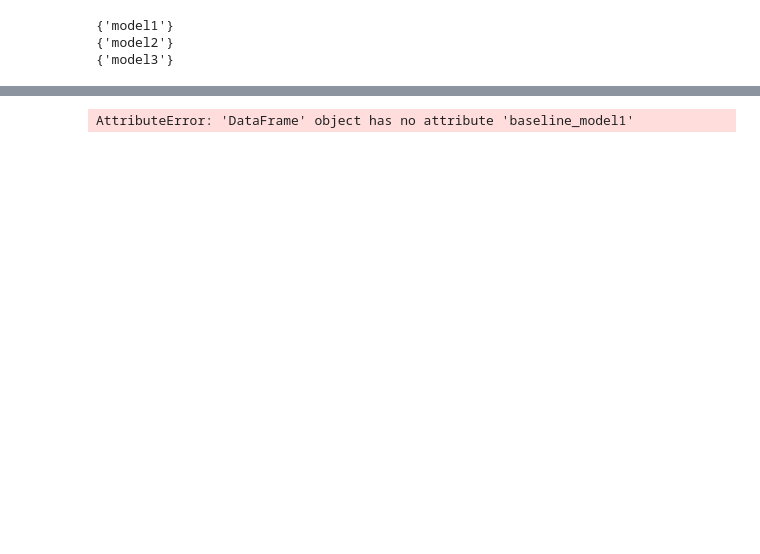
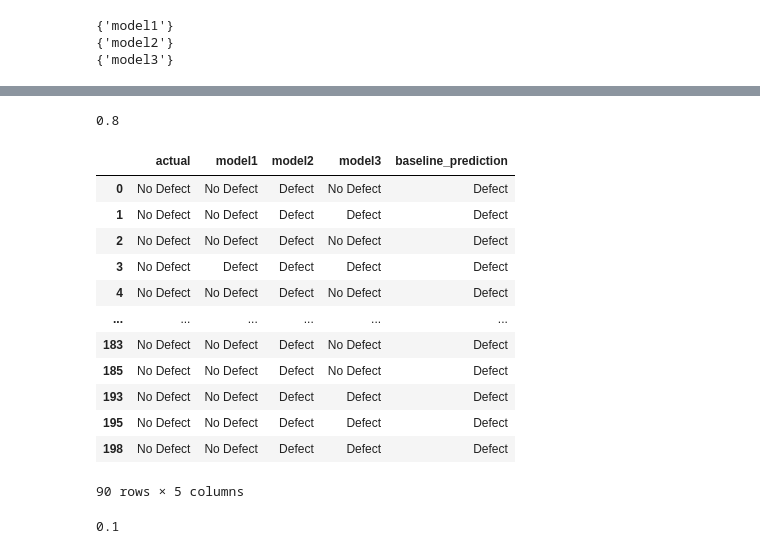
Before and after one commit to rosendo-lugo/classification-exercises, a Jupyter notebook: model_evaluation.ipynb, the cells around one changed output, grey strips where cells are left out. Saved outputs shown, nothing was run; the diff lists cells and outputs as text; code cells hidden in the pictures; blank space fills up the shorter version.

```diff
--- a/model_evaluation.ipynb
+++ b/model_evaluation.ipynb
@@ -161,10 +223,30 @@ model1_precision
+# %%
+# Model 1 precision
+model1_precision = (subset.actual == subset.model1).mean()
+model1_precision
+# %% [output]
+0.8
 # %%
-subset2 = c3_df [c3_df.model2 == 'Defect')
+# Model 2 with only positive predictions
+subset2 = c3_df[c3_df.model2 == 'Defect']
+subset2
+# %% [output]
+|  | actual | model1 | model2 | model3 | baseline_prediction |
+| 0 | No Defect | No Defect | Defect | No Defect | Defect |
+| 1 | No Defect | No Defect | Defect | Defect | Defect |
+| 2 | No Defect | No Defect | Defect | No Defect | Defect |
+| 3 | No Defect | Defect | Defect | Defect | Defect |
+| 4 | No Defect | No Defect | Defect | No Defect | Defect |
+| ... | ... | ... | ... | ... | ... |
+| 183 | No Defect | No Defect | Defect | No Defect | Defect |
+| 185 | No Defect | No Defect | Defect | No Defect | Defect |
+| 193 | No Defect | No Defect | Defect | Defect | Defect |
+| 195 | No Defect | No Defect | Defect | Defect | Defect |
+| 198 | No Defect | No Defect | Defect | Defect | Defect |
+90 rows × 5 columns
-# %%
-model_accuracy = (c3_df.model1 == c3_df.actual).mean()
-baseline_accuracy = (c3_df.baseline_model1 == c3_df.actual).mean()
-
-print(f'   model accuracy: {model_accuracy:.2%}')
-print(f'baseline accuracy: {baseline_accuracy:.2%}')
-# %% [output]
-AttributeError: 'DataFrame' object has no attribute 'baseline_model1'
+# %%
+# Model 2 precision
+model2_precision = (subset2.actual == subset2.model2).mean()
+model2_precision
+# %% [output]
+0.1
```
Also changed, not shown: parts of 35 cells of this notebook.
